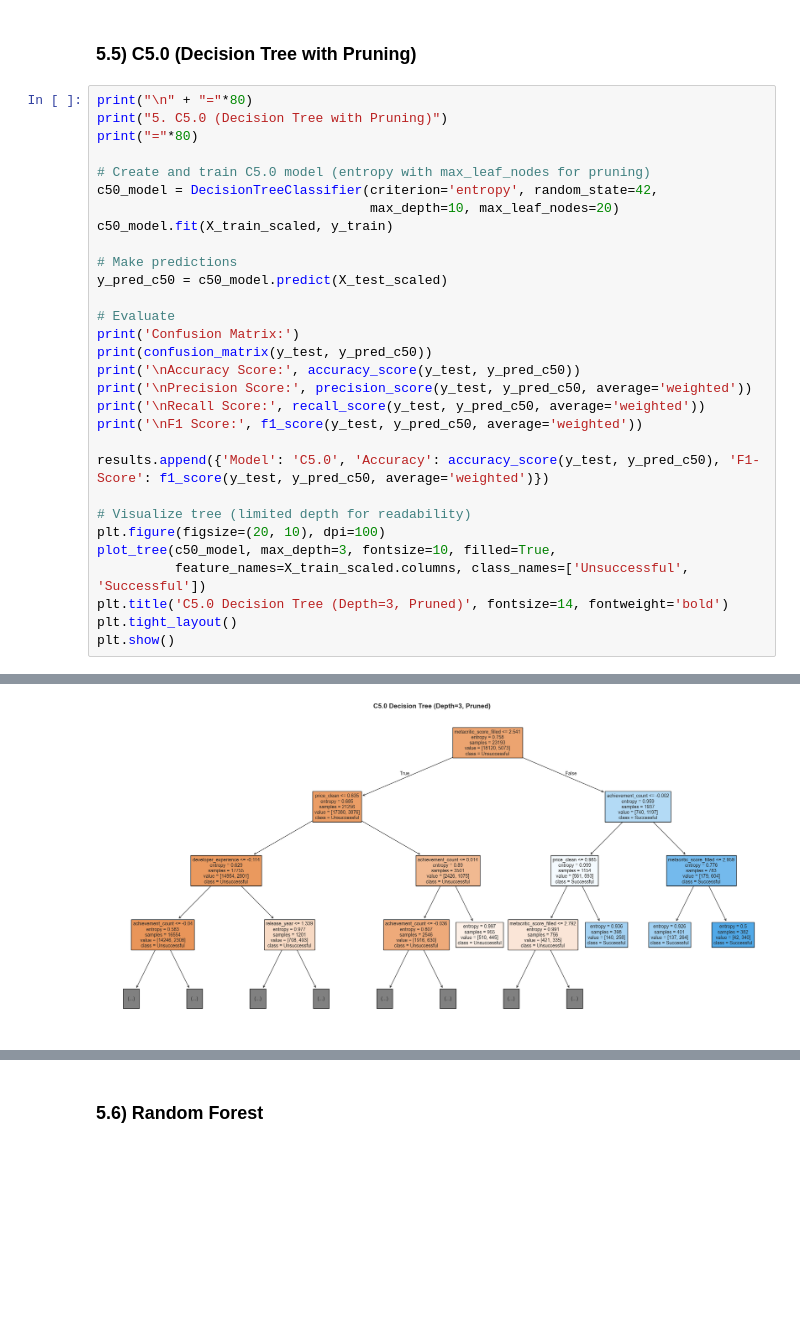
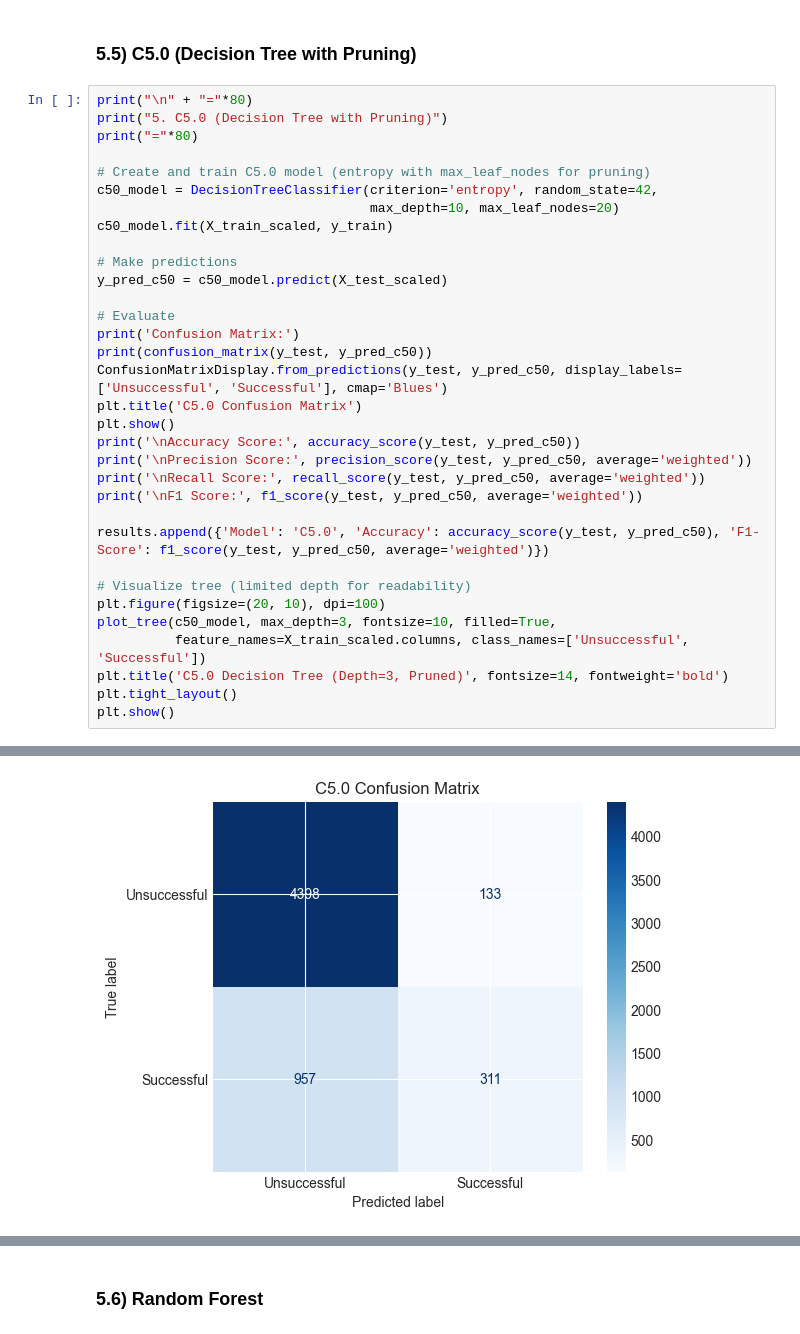
Before and after one commit to Ayan-Mahmood/DataMining_SteamGameSuccess, a Jupyter notebook: finalproject/final_streamlined.ipynb, the cells around one changed output, grey strips where cells are left out. Drawn from its saved outputs; the diff is of its cells as text; blank space fills up the shorter version.

```diff
--- a/finalproject/final_streamlined.ipynb
+++ b/finalproject/final_streamlined.ipynb
@@ -644,6 +656,9 @@ y_pred_c50 = c50_model.predict(X_test_scaled)
 # Evaluate
 print('Confusion Matrix:')
 print(confusion_matrix(y_test, y_pred_c50))
+ConfusionMatrixDisplay.from_predictions(y_test, y_pred_c50, display_labels=['Unsuccessful', 'Successful'], cmap='Blues')
+plt.title('C5.0 Confusion Matrix')
+plt.show()
 print('\nAccuracy Score:', accuracy_score(y_test, y_pred_c50))
 print('\nPrecision Score:', precision_score(y_test, y_pred_c50, average='weighted'))
 print('\nRecall Score:', recall_score(y_test, y_pred_c50, average='weighted'))
@@ -676 +683 @@ F1 Score: 0.7746357597226993
-[figure, old version]
+[figure, new version]
```
Also changed, not shown: parts of 10 cells of this notebook.
